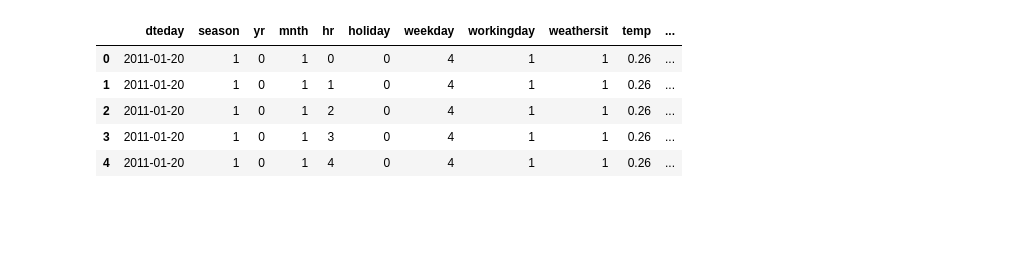
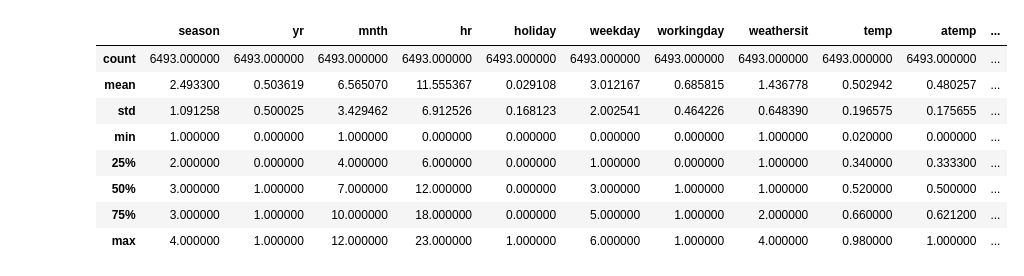
Before and after one commit to milosz-l/SSNE, a Jupyter notebook: lab3/Zadanielab1Franekv2.ipynb, the cells around one changed output. Cells and saved outputs as stored; diff of their text form; code cells hidden in the pictures; blank space fills up the shorter version.

```diff
--- a/lab3/Zadanielab1Franekv2.ipynb
+++ b/lab3/Zadanielab1Franekv2.ipynb
@@ -24,10 +44,13 @@ df.head()
 # %%
 df_eval = pd.read_csv('evaluation_data.csv', delimiter=",")
-df_eval.head()
+df_eval.describe()
 # %% [output]
-|  | dteday | season | yr | mnth | hr | holiday | weekday | workingday | weathersit | temp | ... |
-| 0 | 2011-01-20 | 1 | 0 | 1 | 0 | 0 | 4 | 1 | 1 | 0.26 | ... |
-| 1 | 2011-01-20 | 1 | 0 | 1 | 1 | 0 | 4 | 1 | 1 | 0.26 | ... |
-| 2 | 2011-01-20 | 1 | 0 | 1 | 2 | 0 | 4 | 1 | 1 | 0.26 | ... |
-| 3 | 2011-01-20 | 1 | 0 | 1 | 3 | 0 | 4 | 1 | 1 | 0.26 | ... |
-| 4 | 2011-01-20 | 1 | 0 | 1 | 4 | 0 | 4 | 1 | 1 | 0.26 | ... |
+|  | season | yr | mnth | hr | holiday | weekday | workingday | weathersit | temp | atemp | ... |
+| count | 6493.000000 | 6493.000000 | 6493.000000 | 6493.000000 | 6493.000000 | 6493.000000 | 6493.000000 | 6493.000000 | 6493.000000 | 6493.000000 | ... |
+| mean | 2.493300 | 0.503619 | 6.565070 | 11.555367 | 0.029108 | 3.012167 | 0.685815 | 1.436778 | 0.502942 | 0.480257 | ... |
+| std | 1.091258 | 0.500025 | 3.429462 | 6.912526 | 0.168123 | 2.002541 | 0.464226 | 0.648390 | 0.196575 | 0.175655 | ... |
+| min | 1.000000 | 0.000000 | 1.000000 | 0.000000 | 0.000000 | 0.000000 | 0.000000 | 1.000000 | 0.020000 | 0.000000 | ... |
+| 25% | 2.000000 | 0.000000 | 4.000000 | 6.000000 | 0.000000 | 1.000000 | 0.000000 | 1.000000 | 0.340000 | 0.333300 | ... |
+| 50% | 3.000000 | 1.000000 | 7.000000 | 12.000000 | 0.000000 | 3.000000 | 1.000000 | 1.000000 | 0.520000 | 0.500000 | ... |
+| 75% | 3.000000 | 1.000000 | 10.000000 | 18.000000 | 0.000000 | 5.000000 | 1.000000 | 2.000000 | 0.660000 | 0.621200 | ... |
+| max | 4.000000 | 1.000000 | 12.000000 | 23.000000 | 1.000000 | 6.000000 | 1.000000 | 4.000000 | 0.980000 | 1.000000 | ... |
```
Also changed, not shown: parts of 36 cells of this notebook, 2 other files.
